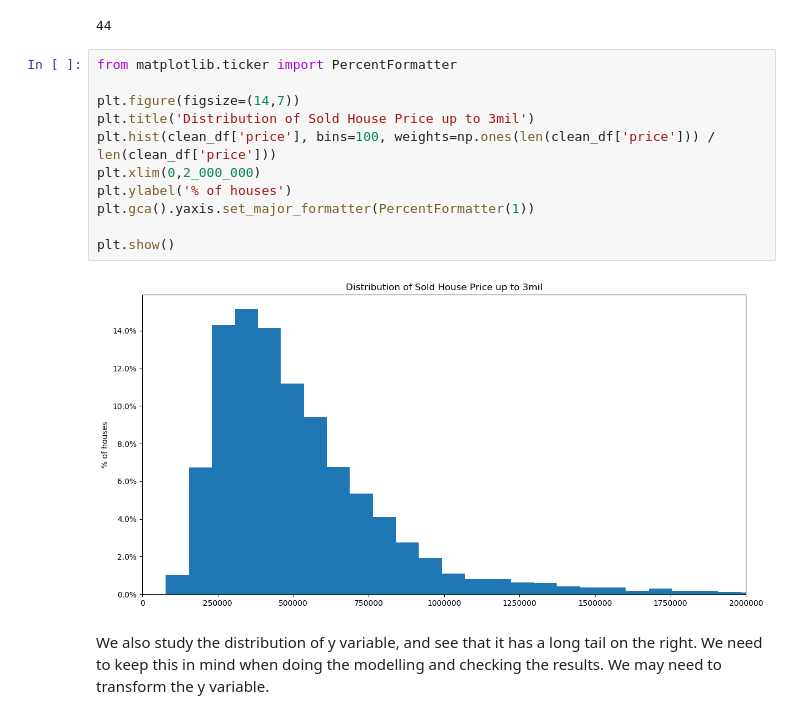
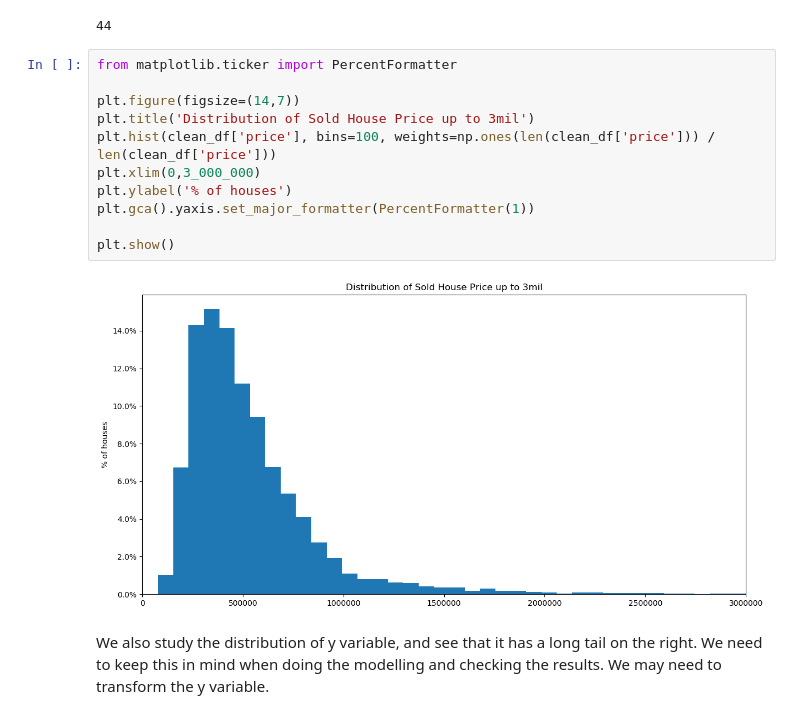
Before and after one commit to tinacliu/dsc-mod1_project, a Jupyter notebook: final project analysis.ipynb, the cells around one changed output. Drawn from its saved outputs; the diff is of its cells as text.

```diff
--- a/final project analysis.ipynb
+++ b/final project analysis.ipynb
@@ -729,16 +729,16 @@ clean_df[(clean_df['price'] >= 3_000_000) & (clean_df['price'] < 5_000_000)].sha
 # %%
 from matplotlib.ticker import PercentFormatter
 
 plt.figure(figsize=(14,7))
 plt.title('Distribution of Sold House Price up to 3mil')
 plt.hist(clean_df['price'], bins=100, weights=np.ones(len(clean_df['price'])) / len(clean_df['price']))
-plt.xlim(0,2_000_000)
+plt.xlim(0,3_000_000)
 plt.ylabel('% of houses')
 plt.gca().yaxis.set_major_formatter(PercentFormatter(1))
 
 plt.show()
 # %% [output]
-[figure, old version]
+[figure, new version]
 # %% [markdown]
 We also study the distribution of y variable, and see that it has a long tail on the right. We need to keep this in mind when doing the modelling and checking the results. We may need to transform the y variable.
 # %%
```
Also changed, not shown: parts of 15 cells of this notebook.
